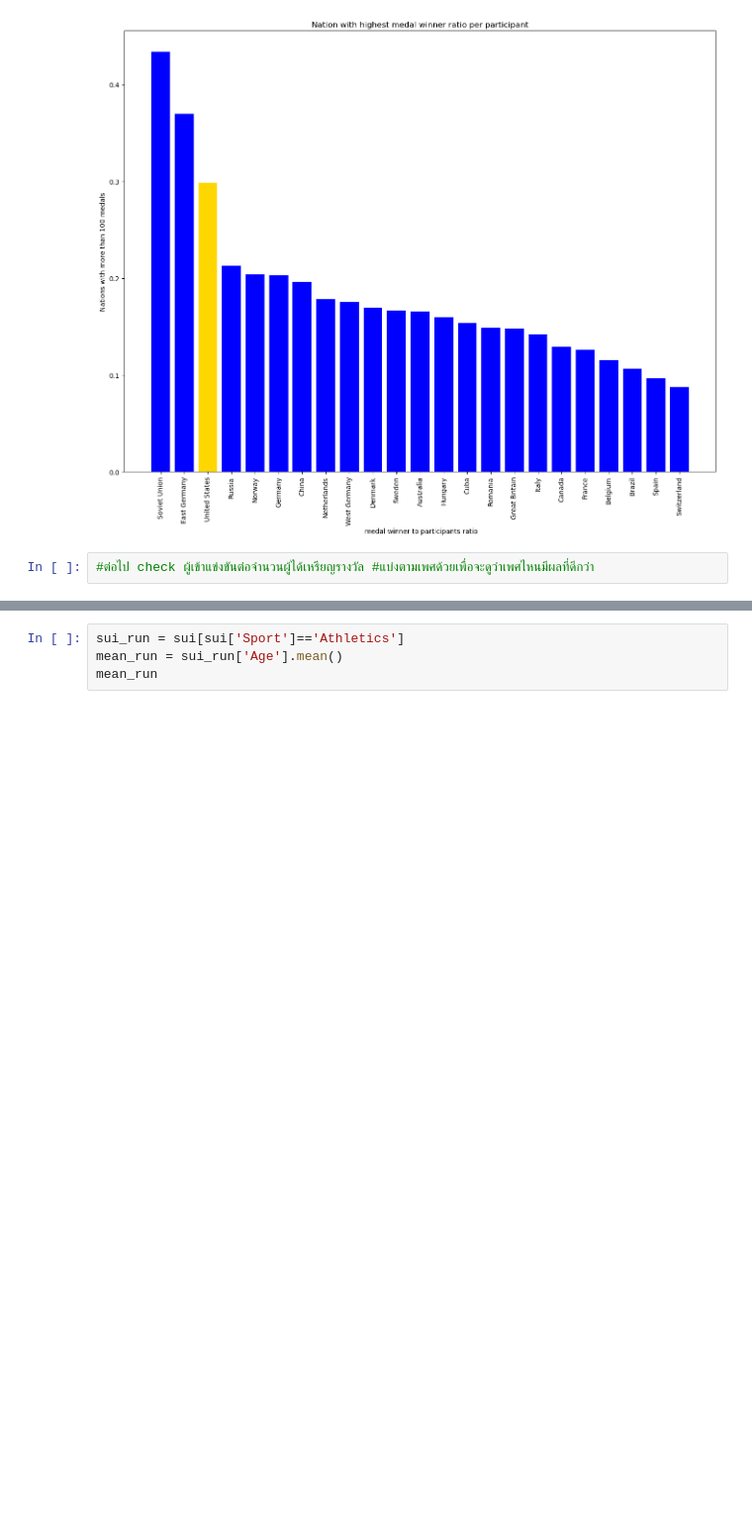
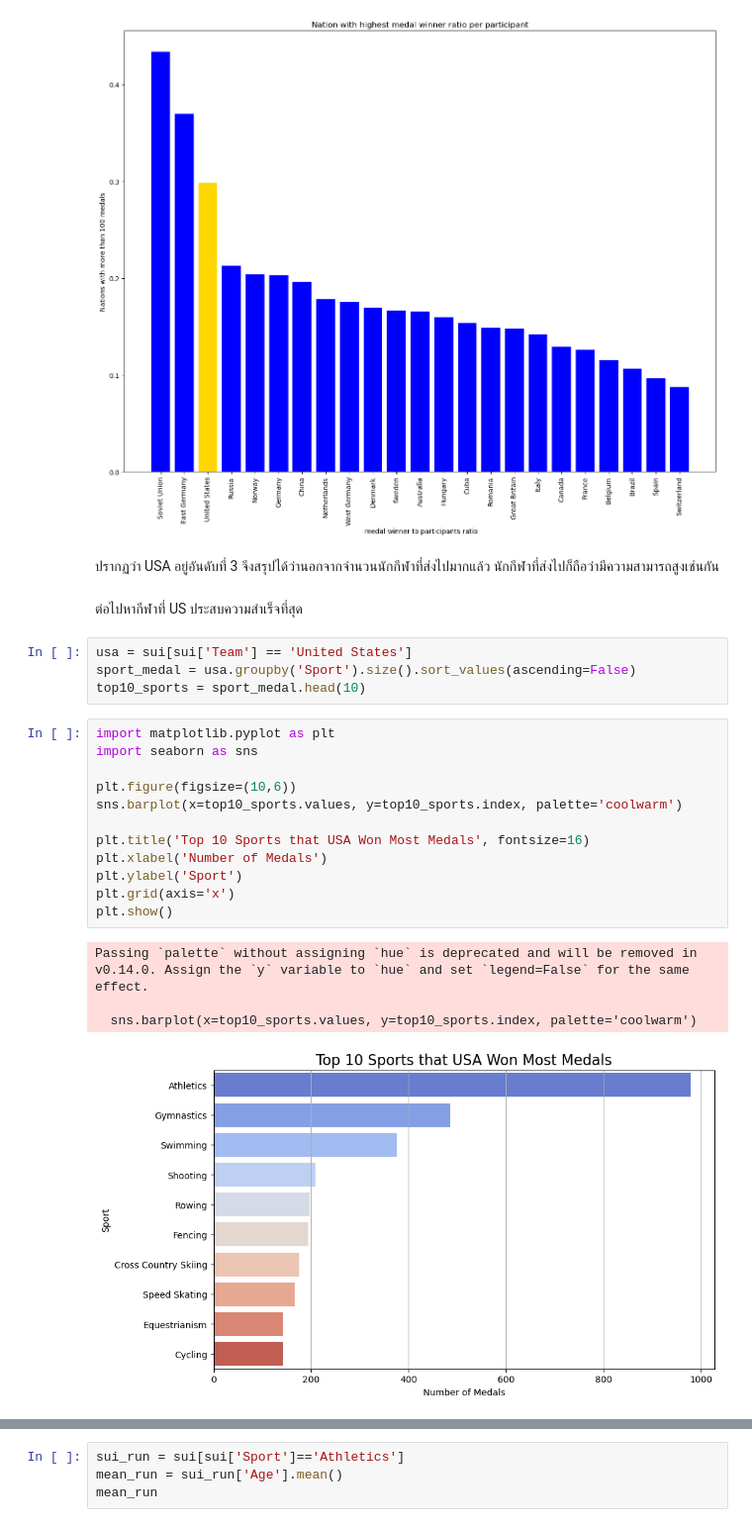
Before and after one commit to phruk02/Project, a Jupyter notebook: Project olympic dataset.ipynb, the cells around one changed output, grey strips where cells are left out. Shown at 99% size. Saved outputs shown, nothing was run; the diff lists cells and outputs as text; blank space fills up the shorter version.

```diff
--- a/Project olympic dataset.ipynb
+++ b/Project olympic dataset.ipynb
@@ -279,6 +263,29 @@ plt.xlabel(' medal winner to participants ratio')
 # %% [output]
 Text(0.5, 0, ' medal winner to participants ratio')
 [figure]
-# %%
-#ต่อไป check ผู้เข้าแข่งขันต่อจำนวนผู้ได้เหรียญรางวัล #แบ่งตามเพศด้วยเพื่อจะดูว่าเพศไหนมีผลที่ดีกว่า
+# %% [markdown]
+ปรากฏว่า USA อยู่อันดับที่ 3 จึงสรุปได้ว่านอกจากจำนวนนักกีฬาที่ส่งไปมากแล้ว นักกีฬาที่ส่งไปก็ถือว่ามีความสามารถสูงเช่นกัน
+# %% [markdown]
+ต่อไปหากีฬาที่ US ประสบความสำเร็จที่สุด
+# %%
+usa = sui[sui['Team'] == 'United States']
+sport_medal = usa.groupby('Sport').size().sort_values(ascending=False)
+top10_sports = sport_medal.head(10)
+# %%
+import matplotlib.pyplot as plt
+import seaborn as sns
+
+plt.figure(figsize=(10,6))
+sns.barplot(x=top10_sports.values, y=top10_sports.index, palette='coolwarm')
+
+plt.title('Top 10 Sports that USA Won Most Medals', fontsize=16)
+plt.xlabel('Number of Medals')
+plt.ylabel('Sport')
+plt.grid(axis='x')
+plt.show()
+# %% [output]
+Passing `palette` without assigning `hue` is deprecated and will be removed in v0.14.0. Assign the `y` variable to `hue` and set `legend=False` for the same effect.
+
+  sns.barplot(x=top10_sports.values, y=top10_sports.index, palette='coolwarm')
+[figure, added]
 # %% [markdown]
```
Also changed, not shown: parts of 34 cells of this notebook, 2 other files.
